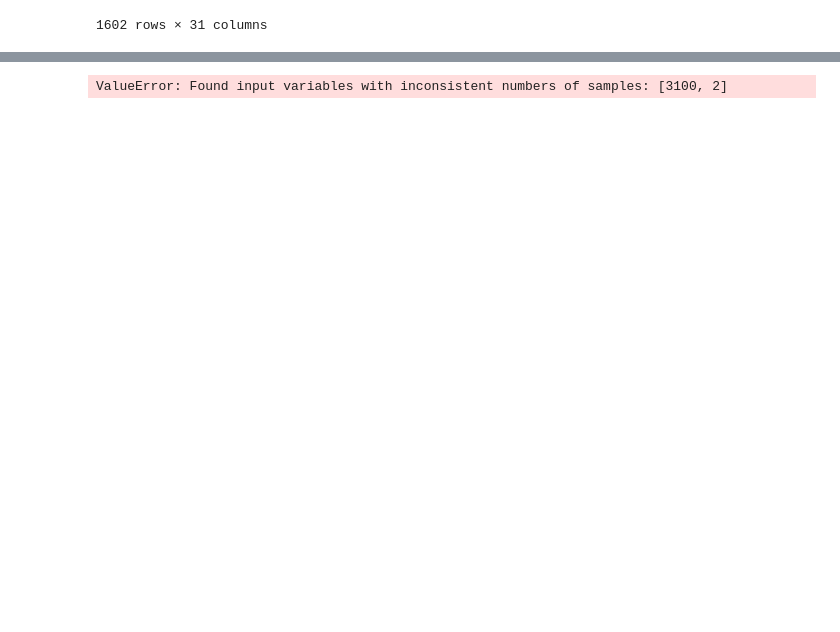
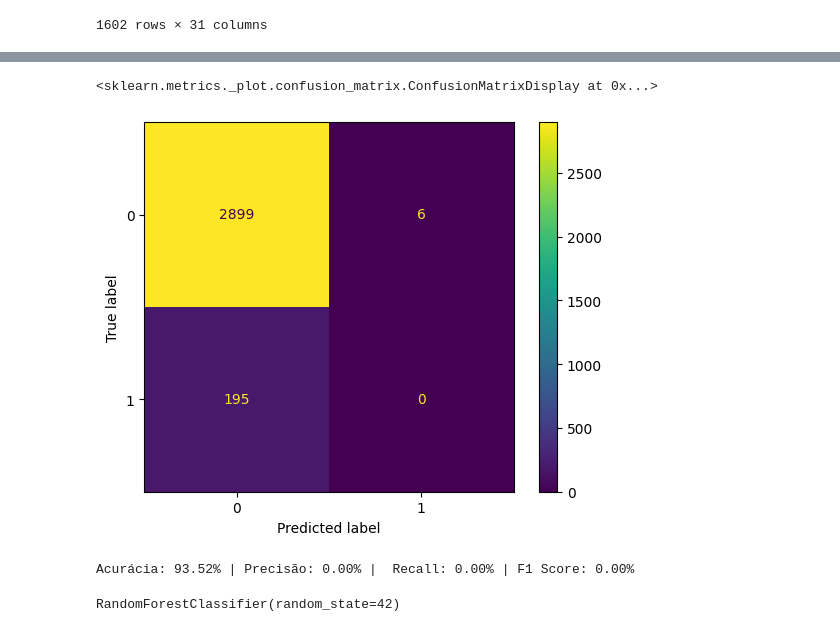
Before and after one commit to LuizAlbino/nhnes-data-project, a Jupyter notebook: logistic-regression.ipynb, the cells around one changed output, grey strips where cells are left out. Saved outputs shown, nothing was run; the diff lists cells and outputs as text; code cells hidden in the pictures; blank space fills up the shorter version.

```diff
--- a/logistic-regression.ipynb
+++ b/logistic-regression.ipynb
@@ -422,2 +394,2 @@ array([0, 0, 0, ..., 1, 1, 0], dtype=int64)
 # %%
-prob = classifier_rebalanceado.predict_proba(x_teste)
+prob = classifier_rebalanceado.predict_proba(x_teste_rebalanceado)
@@ -463,4 +427,6 @@ prob_desbalanceada
 # %%
-y_predito_desbalanceado = pd.DataFrame(data = probabilidade_ajustada).value_counts()
-y_predito_desbalanceado
+y_predito_desbalanceado = pd.DataFrame(data = probabilidade_ajustada , columns = ['PHQ9_CLASS'])
+y_predito_desbalanceado['SEQNSEQN'] = y_teste_rebalanceado.index
+
+y_predito_desbalanceado.set_index('SEQNSEQN')
 # %% [output]
@@ -470,4 +447,17 @@ Name: count, dtype: int64
+# %%
+y_predito_desbalanceado['PHQ9_CLASS'] = y_predito_desbalanceado['PHQ9_CLASS'].astype(int)
 # %%
-ConfusionMatrixDisplay.from_predictions(y_teste, y_predito_desbalanceado)
+ConfusionMatrixDisplay.from_predictions(y_teste_rebalanceado, y_predito_desbalanceado['PHQ9_CLASS'])
 # %% [output]
-ValueError: Found input variables with inconsistent numbers of samples: [3100, 2]
+<sklearn.metrics._plot.confusion_matrix.ConfusionMatrixDisplay at 0x...>
+[figure, added]
+# %%
+accuracy = accuracy_score(y_teste_rebalanceado, y_predito_desbalanceado.set_index('SEQNSEQN'))
+precision = precision_score(y_teste_rebalanceado, y_predito_desbalanceado.set_index('SEQNSEQN'))
+recall = recall_score(y_teste_rebalanceado, y_predito_desbalanceado.set_index('SEQNSEQN'))
+f1 = f1_score(y_teste_rebalanceado, y_predito_desbalanceado.set_index('SEQNSEQN'))
+
+
+print(f"Acurácia: {accuracy*100:.2f}% | Precisão: {precision*100:.2f}% |  Recall: {recall*100:.2f}% | F1 Score: {f1*100:.2f}%")
+# %% [output]
+Acurácia: 93.52% | Precisão: 0.00% |  Recall: 0.00% | F1 Score: 0.00%
@@ -473,0 +466,6 @@ ValueError: Found input variables with inconsistent numbers of samples: [3100, 2
+# %%
+clf = RandomForestClassifier(random_state=42)
+
+clf.fit(x_treino_rebalanceado, y_treino_rebalanceado)
+# %% [output]
+RandomForestClassifier(random_state=42)
```
Also changed, not shown: parts of 32 cells of this notebook.
